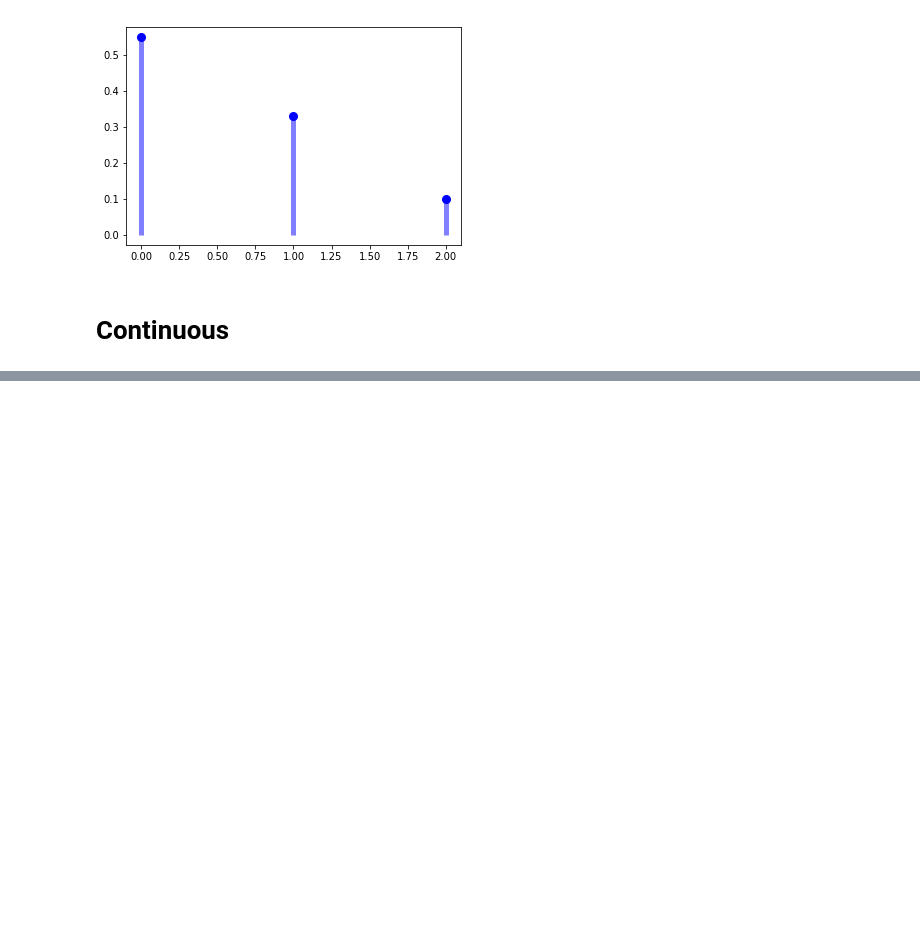
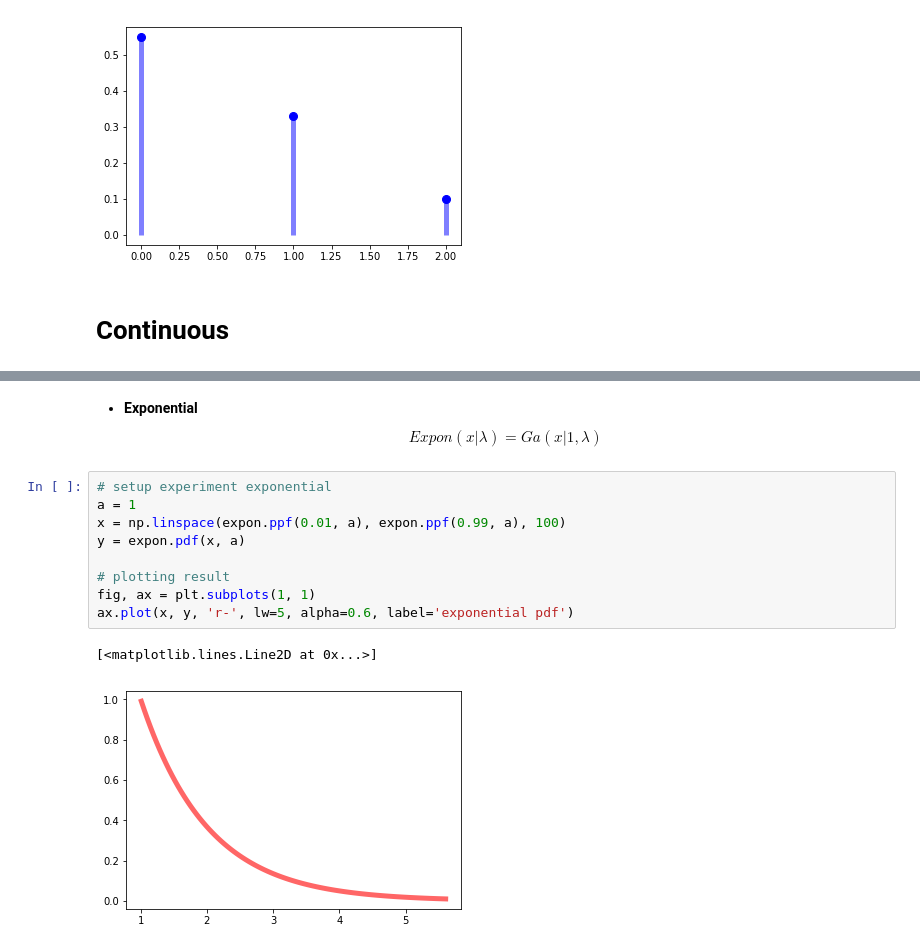
Before and after one commit to Jane-Tran/hong_notebooks, a Jupyter notebook: python/basic_distribution.ipynb, the cells around one changed output, grey strips where cells are left out. Cells and saved outputs as stored; diff of their text form; blank space fills up the shorter version.

```diff
--- a/python/basic_distribution.ipynb
+++ b/python/basic_distribution.ipynb
@@ -132,0 +183,15 @@ $$p(y|x) = \frac{p(x|y) p(y)}{p(x)}$$
+# %% [markdown]
+- **Exponential**
+$$Expon(x|\lambda) = Ga(x|1, \lambda)$$
+# %%
+# setup experiment exponential
+a = 1
+x = np.linspace(expon.ppf(0.01, a), expon.ppf(0.99, a), 100)
+y = expon.pdf(x, a)
+
+# plotting result
+fig, ax = plt.subplots(1, 1)
+ax.plot(x, y, 'r-', lw=5, alpha=0.6, label='exponential pdf')
+# %% [output]
+[<matplotlib.lines.Line2D at 0x...>]
+[figure, added]
```
Also changed, not shown: parts of 20 cells of this notebook.
